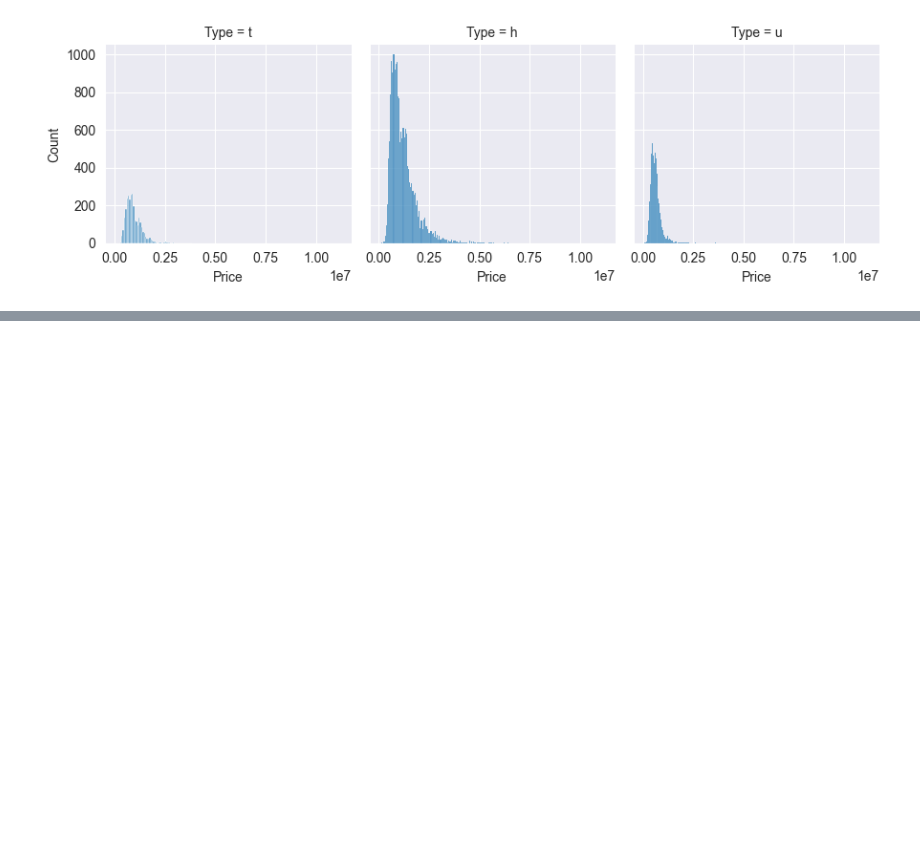
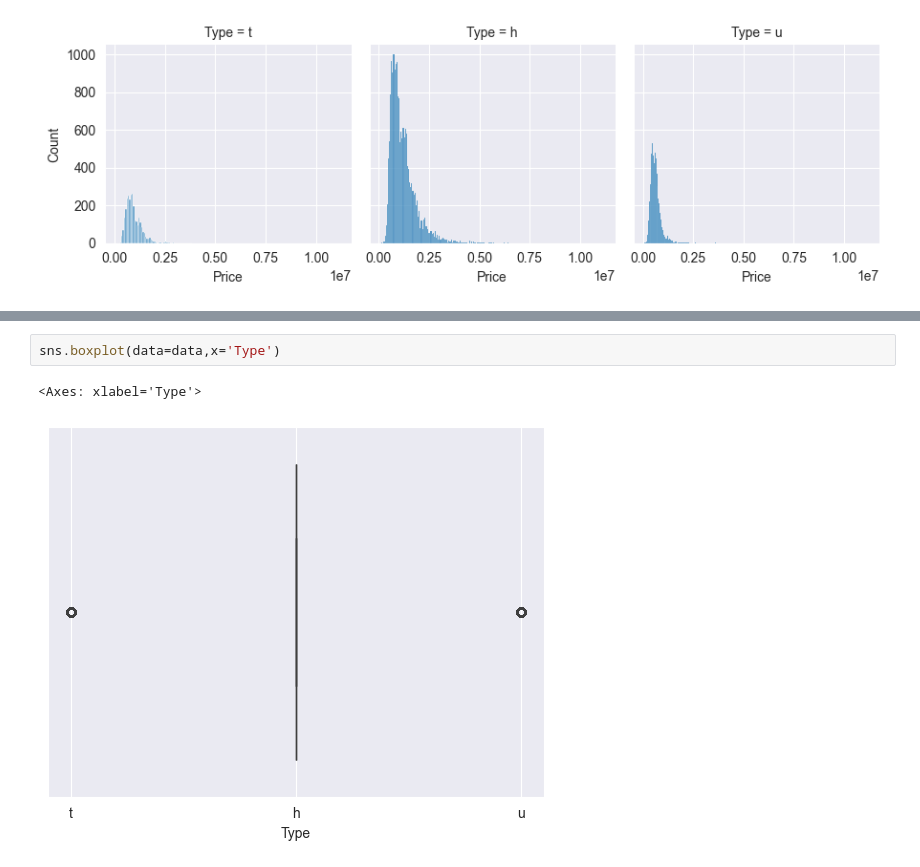
Before and after one commit to sangeemohan2003/python_learning, a Jupyter notebook: Pandas/datafiles/EDA - Exploratory Data Anaysis.ipynb, the cells around one changed output, grey strips where cells are left out. Cells and saved outputs as stored; diff of their text form; blank space fills up the shorter version.

```diff
--- a/Pandas/datafiles/EDA - Exploratory Data Anaysis.ipynb
+++ b/Pandas/datafiles/EDA - Exploratory Data Anaysis.ipynb
@@ -295,0 +301,5 @@ g.map(sns.histplot,'Price') # one for each Type value t- townhouse , h - house ,
+# %%
+sns.boxplot(data=data,x='Type')
+# %% [output]
+<Axes: xlabel='Type'>
+[figure, added]
```
Also changed, not shown: parts of 5 cells of this notebook, 1 other file.
